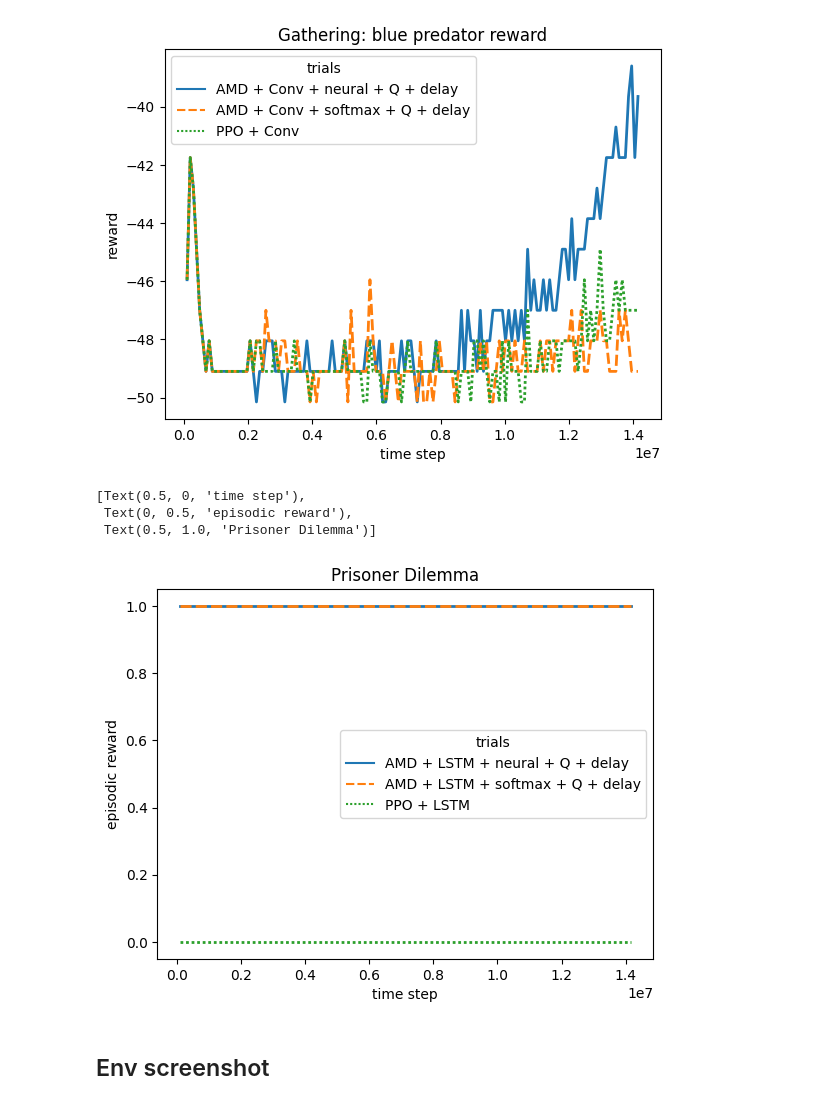
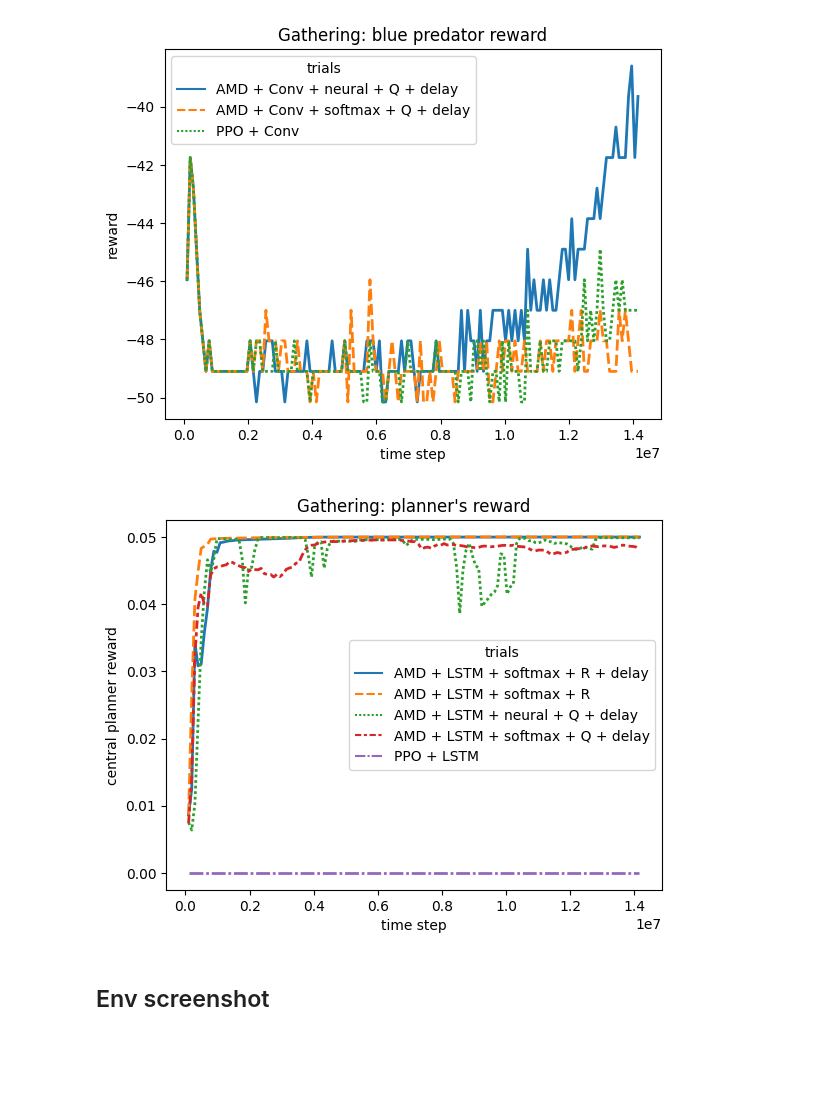
Before and after one commit to quantaji/AMD-SSD, a Jupyter notebook: figures/gathering.ipynb, the cells around one changed output. Drawn from its saved outputs; the diff is of its cells as text; code cells hidden in the pictures; blank space fills up the shorter version.

Commit message:
add some figures

```diff
--- a/figures/gathering.ipynb
+++ b/figures/gathering.ipynb
@@ -153,37 +153,37 @@ plt.savefig('./gathering_conv_blue_reward.pdf')
 # %% [output]
 [figure]
 # %%
-# # don't know why, episode length mean is not
-# new_df = df[df['tag'] == 'ray/tune/info/learner/red_p/learner_stats/cooperativeness']
-# new_df = new_df[new_df['trials'].isin([
-#     # 'AMD + LSTM + softmax + R + delay',
-#     # 'AMD + LSTM + softmax + R',
-#     # 'AMD + Conv + neural + Q + delay',
-#     # 'AMD + Conv + softmax + Q + delay',
-#     'AMD + LSTM + neural + Q + delay',
-#     'AMD + LSTM + softmax + Q + delay',
-#     # 'PPO + Conv',
-#     'PPO + LSTM',
-# ])]
-# g = sns.lineplot(
-#     data=new_df,
-#     x='step',
-#     y='value',
-#     hue='trials',
-#     legend='full',
-#     style='trials',
-#     linewidth=2,
-#     dashes=True,
-#     markers=False,
-#     seed=1234,
-# )
-# g.set(xlabel='time step', ylabel='episodic reward', title='Prisoner Dilemma')
-# # plt.savefig('./PD_reward.pdf')
+# ray/tune/info/learner/central_planner/learner_stats/planner_reward_cost
+new_df = df[df['tag'] == 'ray/tune/info/learner/central_planner/learner_stats/planner_reward_cost']
+new_df = new_df[new_df['trials'].isin([
+    'AMD + LSTM + softmax + R + delay',
+    'AMD + LSTM + softmax + R',
+    # 'AMD + Conv + neural + Q + delay',
+    # 'AMD + Conv + softmax + Q + delay',
+    'AMD + LSTM + neural + Q + delay',
+    'AMD + LSTM + softmax + Q + delay',
+    # 'PPO + Conv',
+    # 'PPO + Conv (2nd)'
+    'PPO + LSTM',
+    # 'PPO + LSTM (2nd)'
+])]
+# new_df['value'] = new_df['value'].ewm(com=3).mean()
+g = sns.lineplot(
+    data=new_df,
+    x='step',
+    y='value',
+    hue='trials',
+    legend='full',
+    style='trials',
+    linewidth=2,
+    dashes=True,
+    markers=False,
+    seed=1234,
+)
+g.set(xlabel='time step', ylabel='central planner reward', title="Gathering: planner's reward")
+plt.savefig('./gathering_cp_reward.pdf')
 # %% [output]
-[Text(0.5, 0, 'time step'),
- Text(0, 0.5, 'episodic reward'),
- Text(0.5, 1.0, 'Prisoner Dilemma')]
-[figure, old version]
+[figure, new version]
 # %% [markdown]
 ## Env screenshot
 # %%
```
Also changed, not shown: 5 other files.
